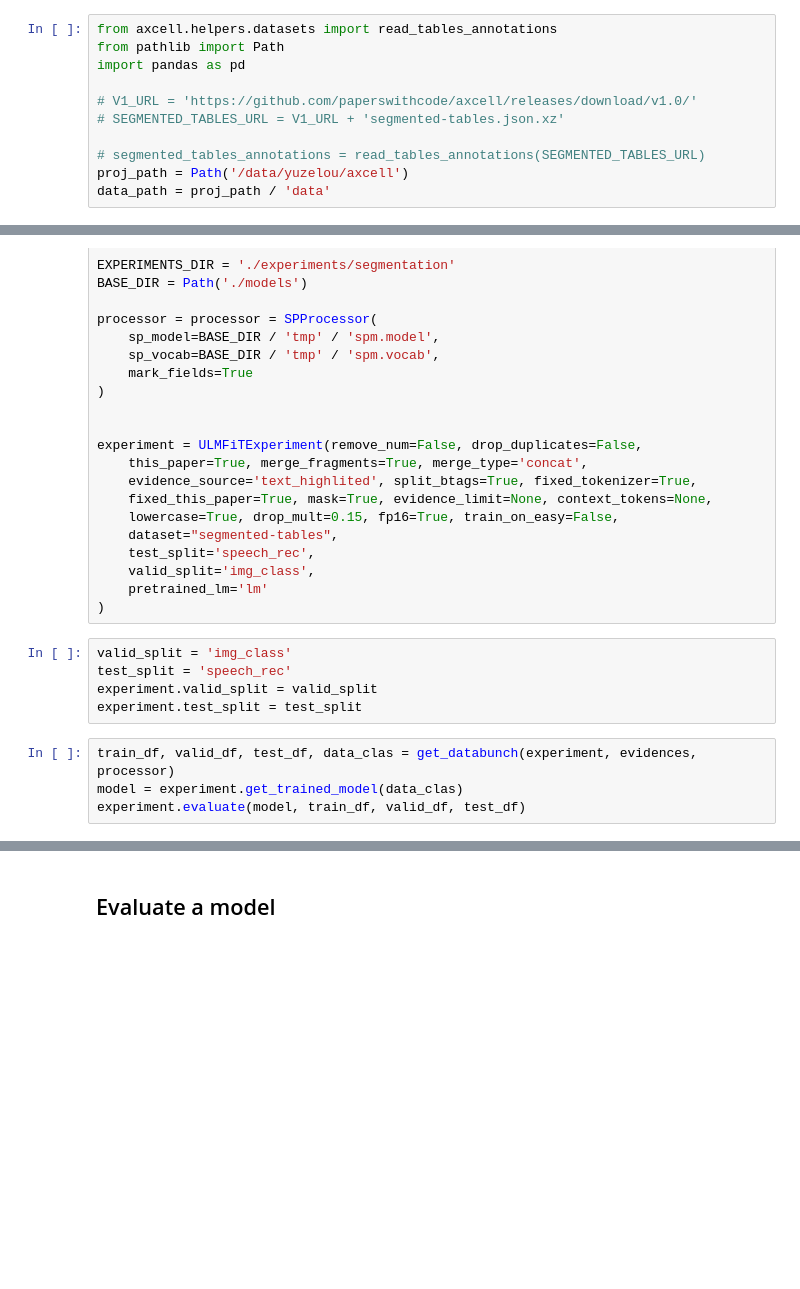
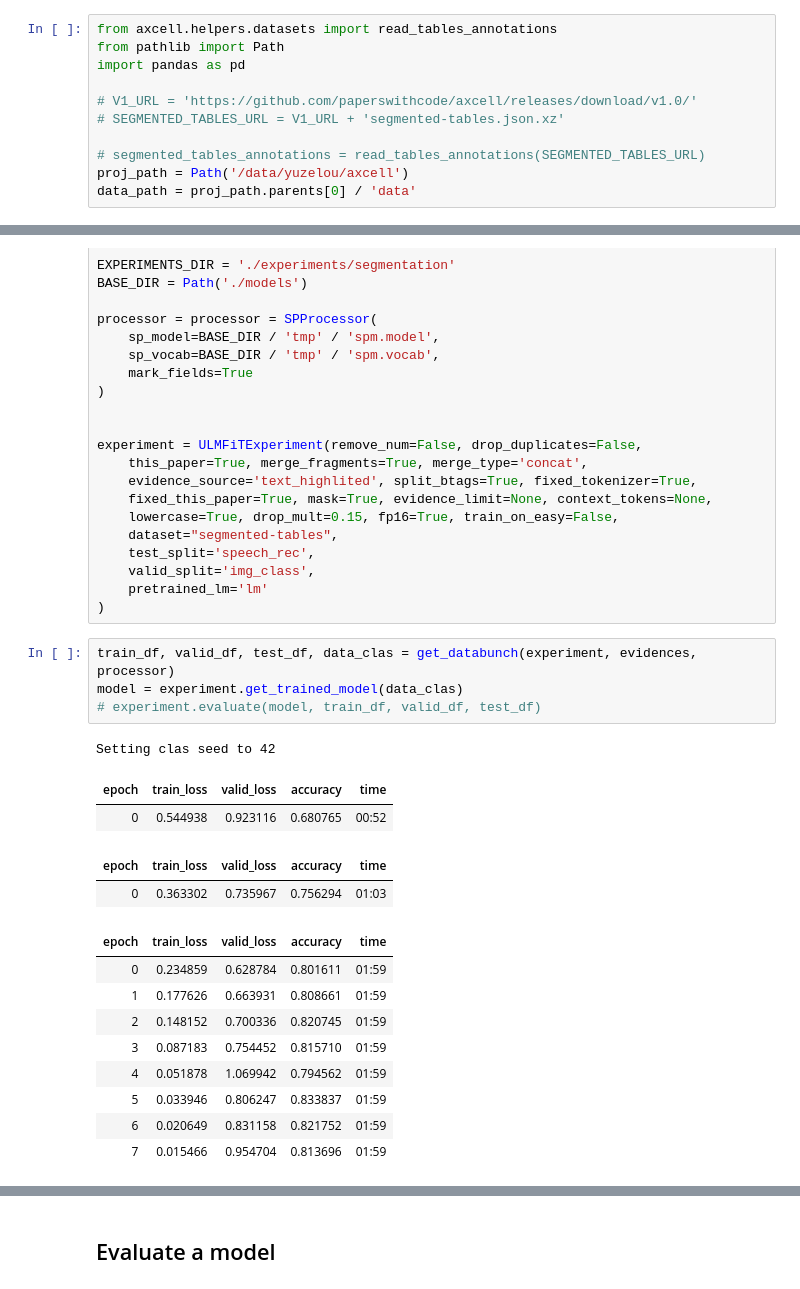
Before and after one commit to YuzeLou/axcell, a Jupyter notebook: notebooks/training/table-segmentation.ipynb, the cells around one changed output, grey strips where cells are left out. Cells and saved outputs as stored; diff of their text form; blank space fills up the shorter version.

```diff
--- a/notebooks/training/table-segmentation.ipynb
+++ b/notebooks/training/table-segmentation.ipynb
@@ -12,7 +12,7 @@ import pandas as pd
 
 # segmented_tables_annotations = read_tables_annotations(SEGMENTED_TABLES_URL)
 proj_path = Path('/data/yuzelou/axcell')
-data_path = proj_path / 'data'
+data_path = proj_path.parents[0] / 'data'
 # %%
 from axcell.data.paper_collection import PaperCollection
 
@@ -125,15 +124,25 @@ experiment = ULMFiTExperiment(remove_num=False, drop_duplicates=False,
     valid_split='img_class',
     pretrained_lm='lm'
 )
-# %%
-valid_split = 'img_class'
-test_split = 'speech_rec'
-experiment.valid_split = valid_split
-experiment.test_split = test_split
 # %%
 train_df, valid_df, test_df, data_clas = get_databunch(experiment, evidences, processor)
 model = experiment.get_trained_model(data_clas)
-experiment.evaluate(model, train_df, valid_df, test_df)
+# experiment.evaluate(model, train_df, valid_df, test_df)
+# %% [output]
+Setting clas seed to 42
+| epoch | train_loss | valid_loss | accuracy | time |
+| 0 | 0.544938 | 0.923116 | 0.680765 | 00:52 |
+| epoch | train_loss | valid_loss | accuracy | time |
+| 0 | 0.363302 | 0.735967 | 0.756294 | 01:03 |
+| epoch | train_loss | valid_loss | accuracy | time |
+| 0 | 0.234859 | 0.628784 | 0.801611 | 01:59 |
+| 1 | 0.177626 | 0.663931 | 0.808661 | 01:59 |
+| 2 | 0.148152 | 0.700336 | 0.820745 | 01:59 |
+| 3 | 0.087183 | 0.754452 | 0.815710 | 01:59 |
+| 4 | 0.051878 | 1.069942 | 0.794562 | 01:59 |
+| 5 | 0.033946 | 0.806247 | 0.833837 | 01:59 |
+| 6 | 0.020649 | 0.831158 | 0.821752 | 01:59 |
+| 7 | 0.015466 | 0.954704 | 0.813696 | 01:59 |
 # %%
 from fastai.text import *
 from fastai.text.learner import _model_meta
```
Also changed, not shown: parts of 8 cells of this notebook.
